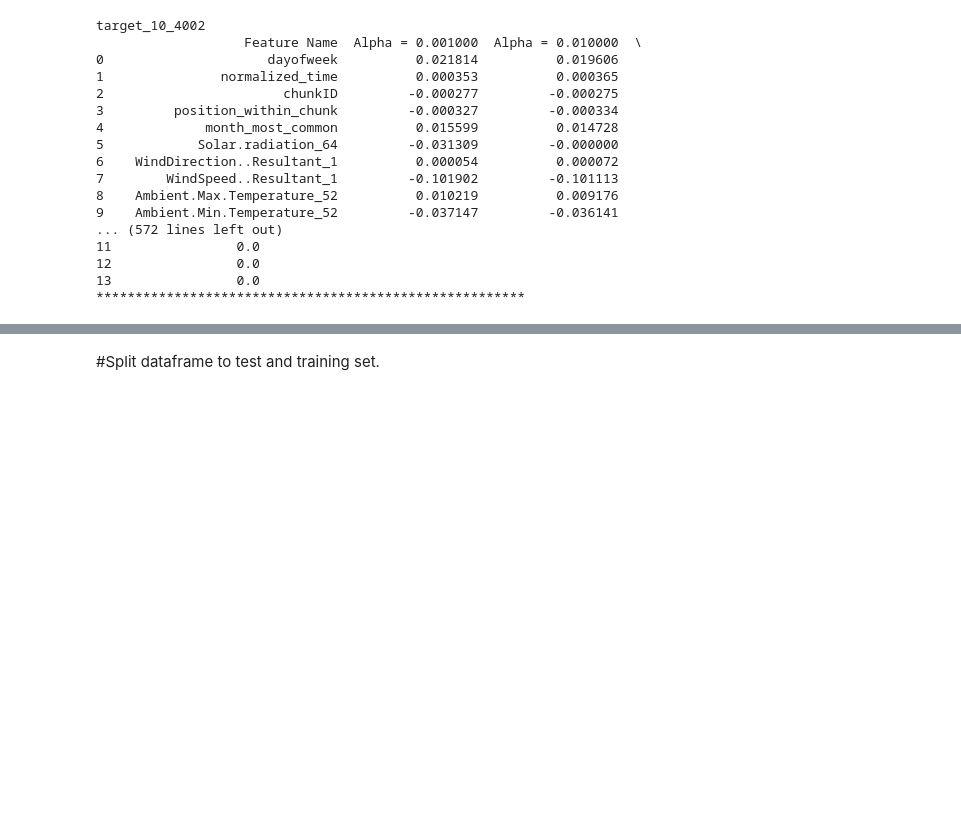
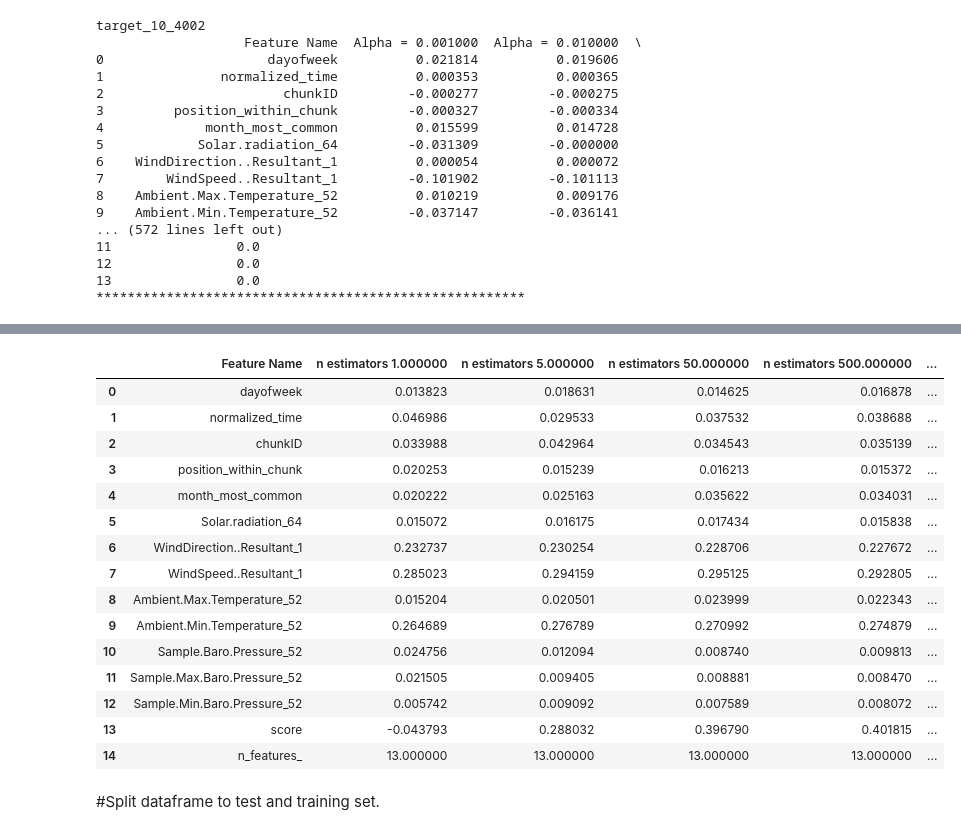
Before and after one commit to jtlam/springboard_capstone1, a Jupyter notebook: capstone1_missing values.ipynb, the cells around one changed output, grey strips where cells are left out. Saved outputs shown, nothing was run; the diff lists cells and outputs as text; code cells hidden in the pictures; blank space fills up the shorter version.

```diff
--- a/capstone1_missing values.ipynb
+++ b/capstone1_missing values.ipynb
@@ -442,3 +537,60 @@ strong multicollinearity or other numerical problems.
+# %%
+from sklearn.ensemble import RandomForestRegressor
+from sklearn.metrics import roc_auc_score, average_precision_score, r2_score
+import numpy as np
+
+
+
+# Create a function called rf,
+def randomforest_nestimators(sample_nestimators):
+    # Create an empty data frame
+    df_rf = pd.DataFrame()
+
+    # Create a column of feature names
+
+    df_rf['Feature Name'] = df_input.columns
+    df_rf.loc[13] = 'score'
+    df_rf.loc[14] = 'n_features_'
+
+
+   # For each alpha value in the list of alpha values,
+    for nestimators in sample_nestimators :
+            # Create a random forest regression,
+        rf = RandomForestRegressor(n_estimators = nestimators, oob_score = True,n_jobs = 1,random_state =1, max_features = "auto", min_samples_leaf = 50)
+
+            # Fit the rf regression
+        rf.fit(X,Y)
+            # Create a column name for that n estimator value
+        column_name = 'n estimators %f' % nestimators
+
+            # Create a column of coefficient values
+        var1 = np.append(rf.feature_importances_, r2_score(Y,rf.oob_prediction_))
+        var = np.append(var1,rf.n_features_)
+        df_rf[column_name] = var
+
+        # Return the datafram
+    return df_rf
+# %%
+X = df_input
+Y = df_targets[df_targets.columns[0]]
+randomforest_nestimators([1,5,50,500,1000,5000])
+# %% [output]
+|  | Feature Name | n estimators 1.000000 | n estimators 5.000000 | n estimators 50.000000 | n estimators 500.000000 | ... |
+| 0 | dayofweek | 0.013823 | 0.018631 | 0.014625 | 0.016878 | ... |
+| 1 | normalized_time | 0.046986 | 0.029533 | 0.037532 | 0.038688 | ... |
+| 2 | chunkID | 0.033988 | 0.042964 | 0.034543 | 0.035139 | ... |
+| 3 | position_within_chunk | 0.020253 | 0.015239 | 0.016213 | 0.015372 | ... |
+| 4 | month_most_common | 0.020222 | 0.025163 | 0.035622 | 0.034031 | ... |
+| 5 | Solar.radiation_64 | 0.015072 | 0.016175 | 0.017434 | 0.015838 | ... |
+| 6 | WindDirection..Resultant_1 | 0.232737 | 0.230254 | 0.228706 | 0.227672 | ... |
+| 7 | WindSpeed..Resultant_1 | 0.285023 | 0.294159 | 0.295125 | 0.292805 | ... |
+| 8 | Ambient.Max.Temperature_52 | 0.015204 | 0.020501 | 0.023999 | 0.022343 | ... |
+| 9 | Ambient.Min.Temperature_52 | 0.264689 | 0.276789 | 0.270992 | 0.274879 | ... |
+| 10 | Sample.Baro.Pressure_52 | 0.024756 | 0.012094 | 0.008740 | 0.009813 | ... |
+| 11 | Sample.Max.Baro.Pressure_52 | 0.021505 | 0.009405 | 0.008881 | 0.008470 | ... |
+| 12 | Sample.Min.Baro.Pressure_52 | 0.005742 | 0.009092 | 0.007589 | 0.008072 | ... |
+| 13 | score | -0.043793 | 0.288032 | 0.396790 | 0.401815 | ... |
+| 14 | n_features_ | 13.000000 | 13.000000 | 13.000000 | 13.000000 | ... |
 # %% [markdown]
 #Split dataframe to test and training set.
 # %%
```
Also changed, not shown: parts of 25 cells of this notebook.
